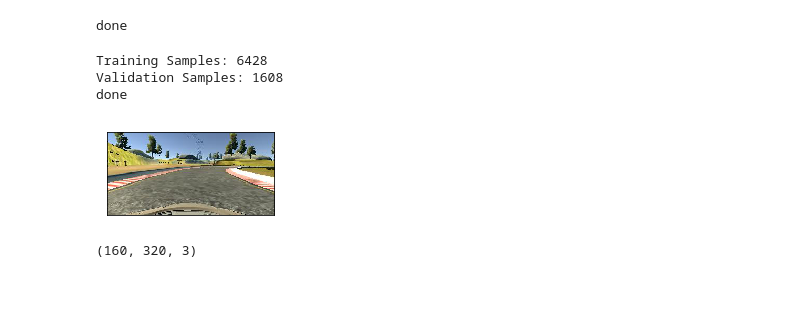
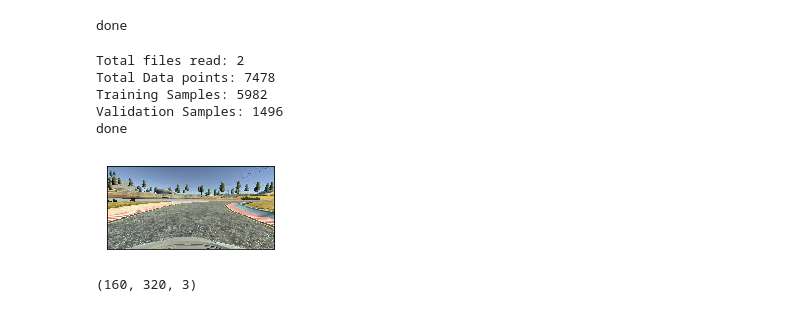
Before and after one commit to evgenyslab/CarND-Behavioral-Cloning-P3, a Jupyter notebook: BCN.ipynb, the cells around one changed output. Cells and saved outputs as stored; diff of their text form; code cells hidden in the pictures.

Commit message:
trained model

```diff
--- a/BCN.ipynb
+++ b/BCN.ipynb
@@ -23,7 +24,7 @@ def loadImage(name):
     return cv2.cvtColor(cv2.imread(name),cv2.COLOR_BGR2RGB)
 
 
-def generator(samples, batch_size=32, use_side_images = False, steer_correction = 0.2):
+def generator(samples, batch_size=32, use_side_images = False, steer_correction = 0.2, basepath = 'data/IMG/'):
     num_samples = len(samples)
     while 1: # Loop forever so the generator never terminates
         shuffle(samples)
@@ -32,7 +33,7 @@ def generator(samples, batch_size=32, use_side_images = False, steer_correction
             images = []
             angles = []
             for batch_sample in batch_samples:
-                name = 'data/IMG/'+batch_sample[0].split('/')[-1]
+                name = basepath+batch_sample[0].split('/')[-1]
                 # Load & Append image to list:
                 images.append(loadImage(name))
 
@@ -43,12 +44,12 @@ def generator(samples, batch_size=32, use_side_images = False, steer_correction
                     # create adjusted steering measurements for the side camera images
                     steering_left = steering_center + steer_correction
 
-                    name = 'data/IMG/'+batch_sample[1].split('/')[-1]
+                    name = basepath+batch_sample[1].split('/')[-1]
                     images.append(loadImage(name))
                     angles.append(steering_left)
 
                     steering_right = steering_center - steer_correction
-                    name = 'data/IMG/'+batch_sample[2].split('/')[-1]
+                    name = basepath+batch_sample[2].split('/')[-1]
                     images.append(loadImage(name))
                     angles.append(steering_right)
                     pass
@@ -63,18 +64,28 @@ done
 # %%
 # Data Loading
 samples = []
-with open('data/driving_log.csv') as csvfile:
-    reader = csv.reader(csvfile)
-    for line in reader:
-        samples.append(line)
-
-# Remove first line:
-del(samples[0])
+# with open('data/driving_log.csv') as csvfile:
+# find all .csv files in directory and load each one:
+folder = '/home/en/Desktop/Training/'
+basepath = folder + 'IMG/'
+files = 0
+for file in os.listdir(folder):
+    if file.endswith(".csv"):
+        with open(folder + file) as csvfile:
+            files +=1
+            reader = csv.reader(csvfile)
+            cc = 0
+            for line in reader:
+                if (cc!= 0):
+                    samples.append(line)
+                cc+=1
 
 # Partition Data
 train_samples, validation_samples = train_test_split(samples, test_size=0.2)
 
 # Print out some data:
+print('Total files read: {}'.format(files))
+print('Total Data points: {}'.format(len(samples)))
 print('Training Samples: {}\nValidation Samples: {}'.format(len(train_samples),len(validation_samples)))
 
 # VARIABLE SETUP:
@@ -83,24 +94,26 @@ epochs = 3
 
 print('done')
 # %% [output]
-Training Samples: 6428
-Validation Samples: 1608
+Total files read: 2
+Total Data points: 7478
+Training Samples: 5982
+Validation Samples: 1496
 done
 # %%
 # test input image from generator:
-test_generator = generator(train_samples, batch_size=1)
+test_generator = generator(train_samples, batch_size=1, basepath = basepath)
 [X_train, y_train] = next(test_generator)
 
 # plot to show image grabbed from generator:
 fig = plt.figure(figsize = (3, 3))
 axis = fig.add_subplot(1, 1, 1, xticks=[], yticks=[])
 axis.imshow(X_train[0])
 plt.show()
 
 input_shape = X_train[0].shape
 print(input_shape)
 # %% [output]
-[figure, old version]
+[figure, new version]
 (160, 320, 3)
 # %%
 input_shape = (160,320,3)
```
Also changed, not shown: parts of 2 cells of this notebook, 5 other files.
